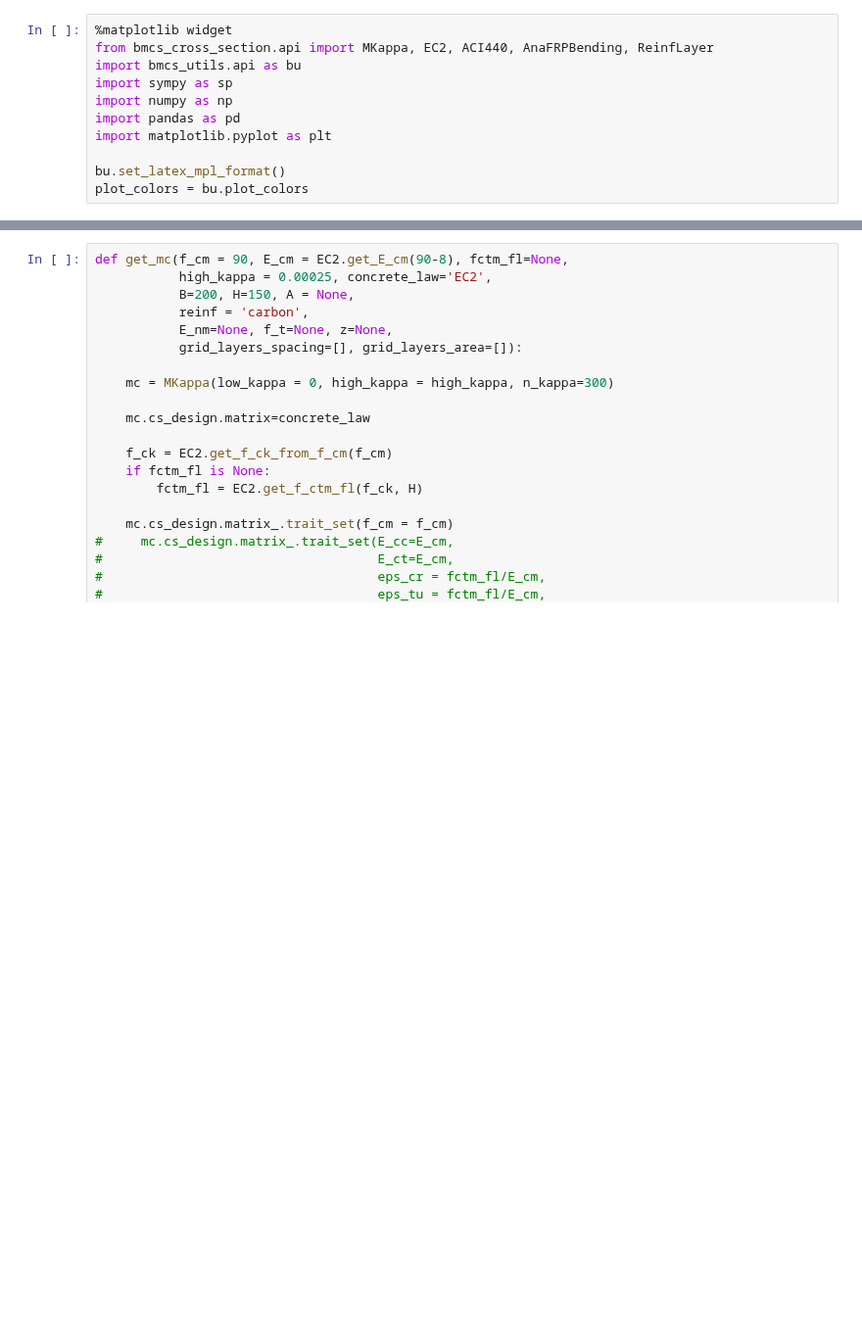
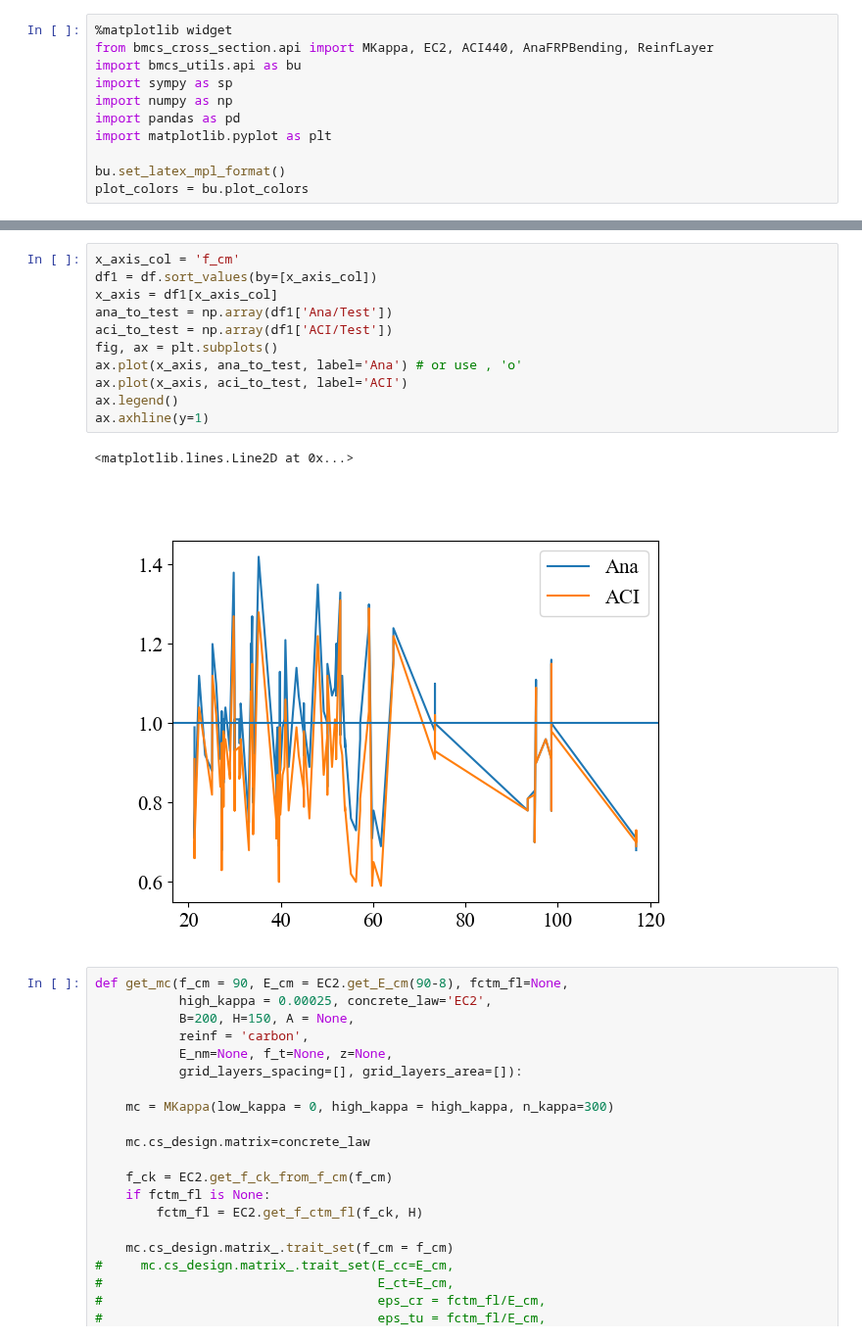
Before and after one commit to rosoba/bmcs_cross_section, a Jupyter notebook: notebooks/mkappa/deriving_rho_fb_and_M_n_with_2_lines_approx_studies_and_validation.ipynb, the cells around one changed output, grey strips where cells are left out. Shown at 98% size. Drawn from its saved outputs; the diff is of its cells as text; blank space fills up the shorter version.

```diff
--- a/notebooks/mkappa/deriving_rho_fb_and_M_n_with_2_lines_approx_studies_and_validation.ipynb
+++ b/notebooks/mkappa/deriving_rho_fb_and_M_n_with_2_lines_approx_studies_and_validation.ipynb
@@ -66,3 +114,17 @@ df
+# %%
+x_axis_col = 'f_cm'
+df1 = df.sort_values(by=[x_axis_col])
+x_axis = df1[x_axis_col]
+ana_to_test = np.array(df1['Ana/Test'])
+aci_to_test = np.array(df1['ACI/Test'])
+fig, ax = plt.subplots()
+ax.plot(x_axis, ana_to_test, label='Ana') # or use , 'o'
+ax.plot(x_axis, aci_to_test, label='ACI')
+ax.legend()
+ax.axhline(y=1)
+# %% [output]
+<matplotlib.lines.Line2D at 0x...>
+[figure, added]
 # %%
 def get_mc(f_cm = 90, E_cm = EC2.get_E_cm(90-8), fctm_fl=None,
            high_kappa = 0.00025, concrete_law='EC2',
```
Also changed, not shown: parts of 8 cells of this notebook, 6 other files.
